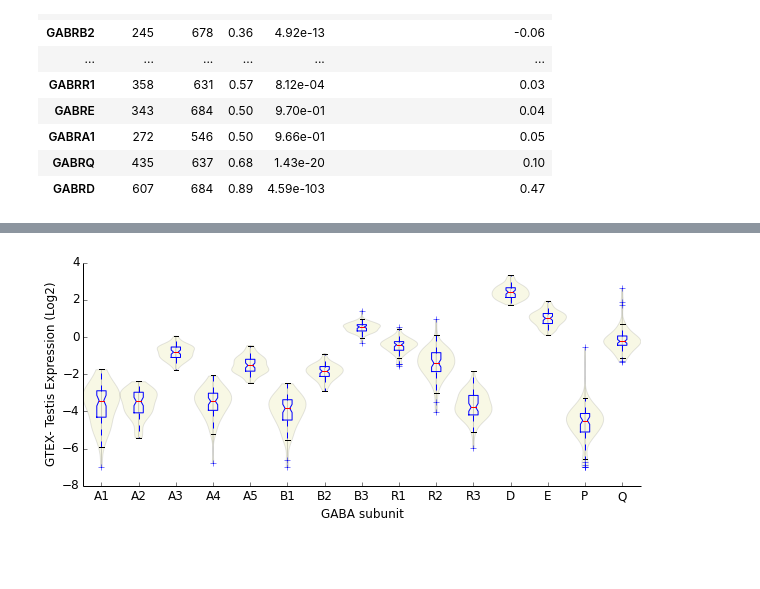
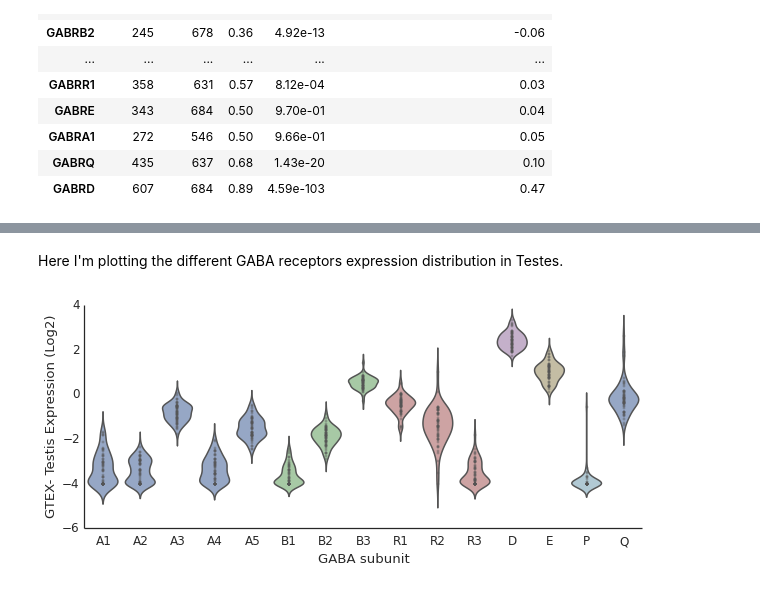
Before and after one commit to theandygross/TCGA_differential_expression, a Jupyter notebook: Notebooks/GABA_Receptors_GTEX.ipynb, the cells around one changed output, grey strips where cells are left out. Drawn from its saved outputs; the diff is of its cells as text; code cells hidden in the pictures; blank space fills up the shorter version.

Commit message:
clean up GTEX global variables

```diff
--- a/Notebooks/GABA_Receptors_GTEX.ipynb
+++ b/Notebooks/GABA_Receptors_GTEX.ipynb
@@ -60,0 +50,4 @@ violin_plot_pandas(meta['SMTSD'], gtex.ix['GABRD'].dropna().clip_lower(-4), ax=a
+# %%
+gtex = np.log2(GTEX.gtex)
+meta = GTEX.meta
+tissue_type = GTEX.tissue_type
@@ -67,15 +73,21 @@ o = list(d.median(1).order()[::-1].index)
+# %% [markdown]
+Here I'm plotting the different GABA receptors expression distribution in Testes.
 # %%
+fig, ax = subplots(figsize=(10,4))
 o = ['GABRA1','GABRA2', 'GABRA3', 'GABRA4', 'GABRA5',
      'GABRB1', 'GABRB2', 'GABRB3',
      'GABRR1', 'GABRR2', 'GABRR3',
      'GABRD','GABRE','GABRP','GABRQ']
+c = sns.color_palette('muted', n_colors=7, desat=.7)
 
-fig, ax = subplots(figsize=(10,4))
-violin_plot_series(d.T.stack(), ax=ax, order=o, ann=None)
-ax.set_xticklabels([c[4:] for c in o])
+dd = gtex.ix[o, ti(tissue_type == 'Testis')].dropna(1)
+sns.violinplot(dd.clip_lower(-4.).T, order=o,
+               names=[s[4:] for s in o],
+               inner='points', alpha=.7,
+               color=[c[0]]*5 + [c[1]]*3 + [c[2]]*3 + c[3:])
 ax.set_xlabel('GABA subunit')
 ax.set_ylabel('GTEX- Testis Expression (Log2)')
 prettify_ax(ax)
 fig.savefig(FIGDIR + 'Fig_S6.pdf')
 # %% [output]
-[figure, old version]
+[figure, new version]
```
Also changed, not shown: parts of 25 cells of this notebook, 8 other files.
